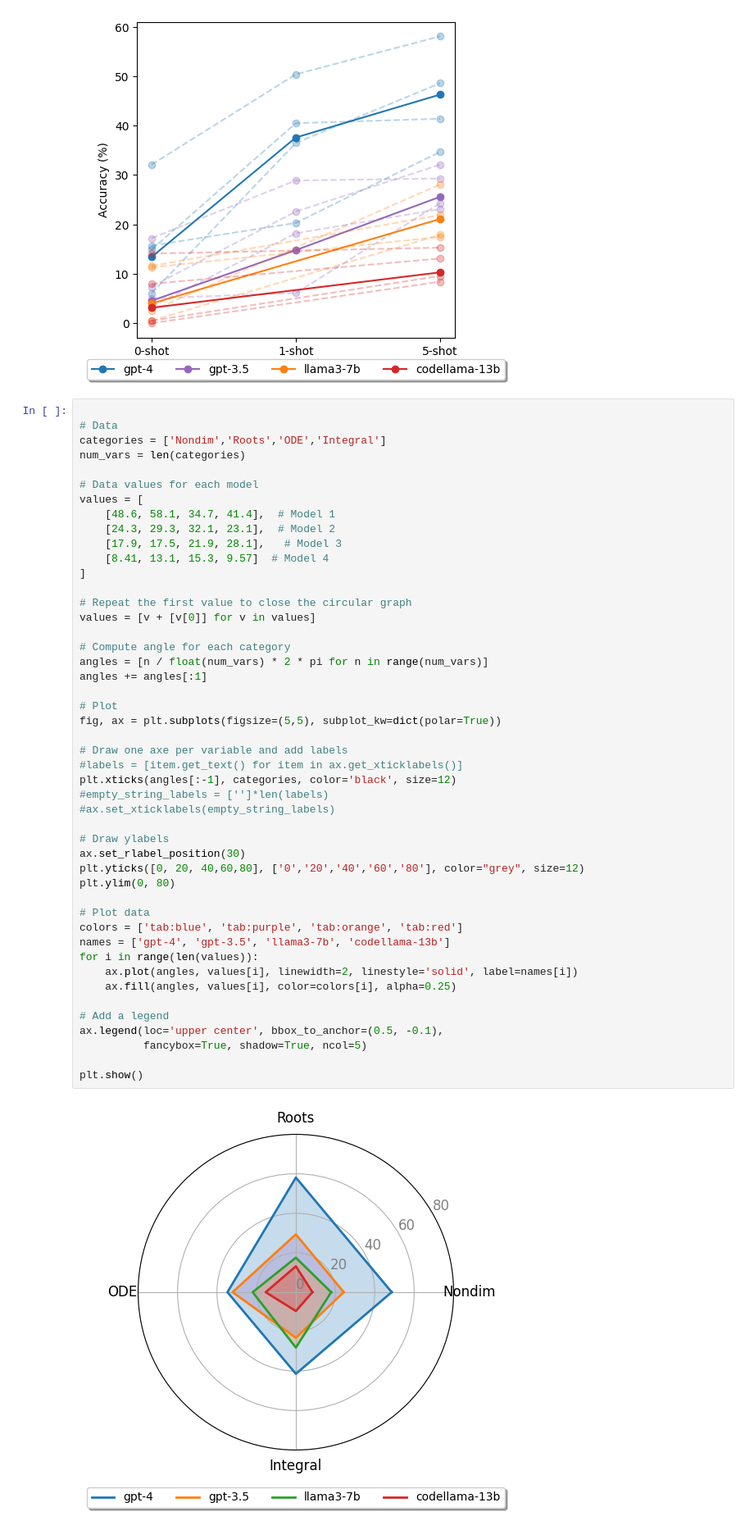
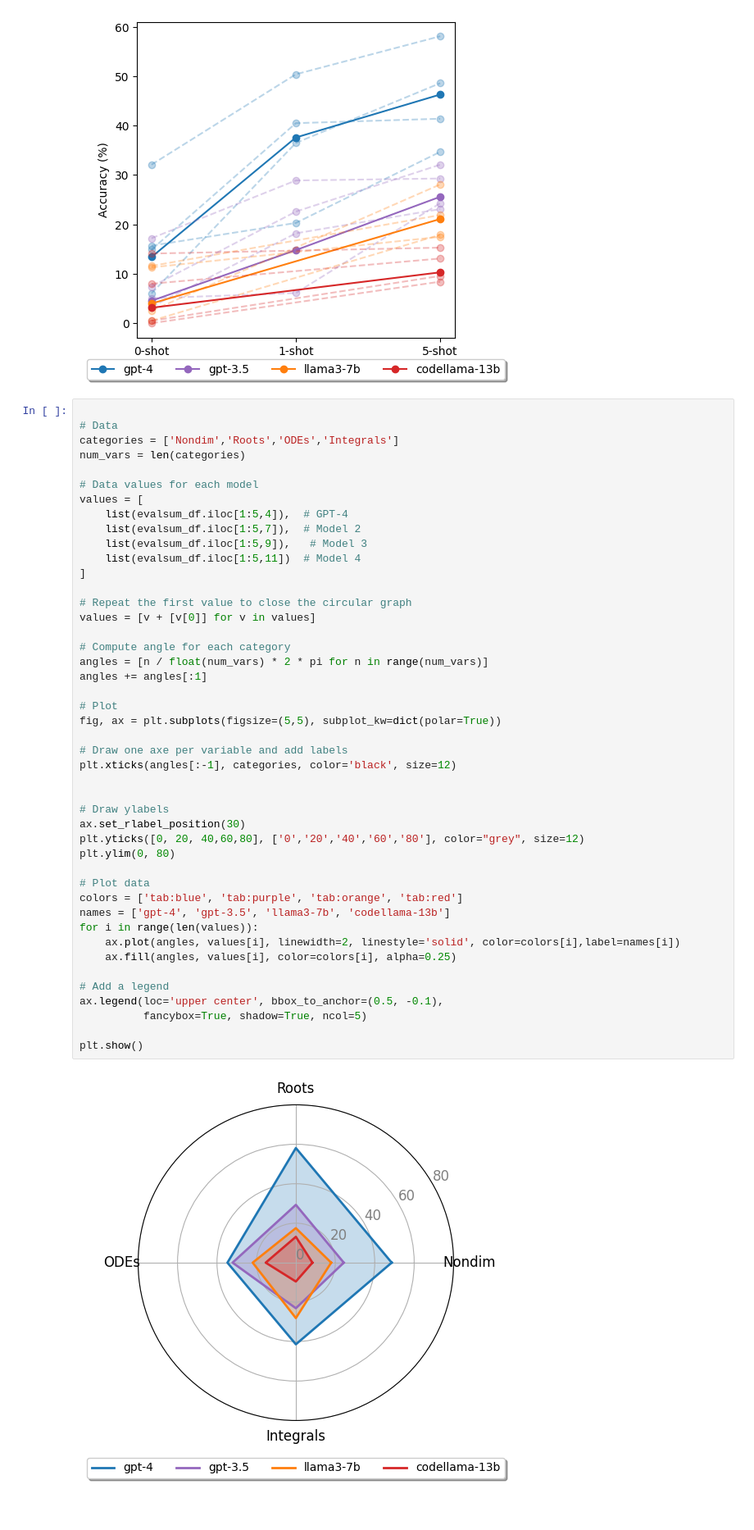
Before and after one commit to sarahmart/HARDMath, a Jupyter notebook: evaluation/paper_plotting.ipynb, the cells around one changed output. Shown at 82% size. Saved outputs shown, nothing was run; the diff lists cells and outputs as text.

Commit message:
modify plotting notebook

```diff
--- a/evaluation/paper_plotting.ipynb
+++ b/evaluation/paper_plotting.ipynb
@@ -51,49 +51,47 @@ ax.legend(loc='upper center', bbox_to_anchor=(0.5, -0.05),
 # %%
 
 # Data
-categories = ['Nondim','Roots','ODE','Integral']
+categories = ['Nondim','Roots','ODEs','Integrals']
 num_vars = len(categories)
 
 # Data values for each model
 values = [
-    [48.6, 58.1, 34.7, 41.4],  # Model 1
-    [24.3, 29.3, 32.1, 23.1],  # Model 2
-    [17.9, 17.5, 21.9, 28.1],   # Model 3
-    [8.41, 13.1, 15.3, 9.57]  # Model 4
+    list(evalsum_df.iloc[1:5,4]),  # GPT-4
+    list(evalsum_df.iloc[1:5,7]),  # Model 2
+    list(evalsum_df.iloc[1:5,9]),   # Model 3
+    list(evalsum_df.iloc[1:5,11])  # Model 4
 ]
 
 # Repeat the first value to close the circular graph
 values = [v + [v[0]] for v in values]
 
 # Compute angle for each category
 angles = [n / float(num_vars) * 2 * pi for n in range(num_vars)]
 angles += angles[:1]
 
 # Plot
 fig, ax = plt.subplots(figsize=(5,5), subplot_kw=dict(polar=True))
 
 # Draw one axe per variable and add labels
-#labels = [item.get_text() for item in ax.get_xticklabels()]
 plt.xticks(angles[:-1], categories, color='black', size=12)
-#empty_string_labels = ['']*len(labels)
-#ax.set_xticklabels(empty_string_labels)
+
 
 # Draw ylabels
 ax.set_rlabel_position(30)
 plt.yticks([0, 20, 40,60,80], ['0','20','40','60','80'], color="grey", size=12)
 plt.ylim(0, 80)
 
 # Plot data
 colors = ['tab:blue', 'tab:purple', 'tab:orange', 'tab:red']
 names = ['gpt-4', 'gpt-3.5', 'llama3-7b', 'codellama-13b']
 for i in range(len(values)):
-    ax.plot(angles, values[i], linewidth=2, linestyle='solid', label=names[i])
+    ax.plot(angles, values[i], linewidth=2, linestyle='solid', color=colors[i],label=names[i])
     ax.fill(angles, values[i], color=colors[i], alpha=0.25)
 
 # Add a legend
 ax.legend(loc='upper center', bbox_to_anchor=(0.5, -0.1),
           fancybox=True, shadow=True, ncol=5)
 
 plt.show()
 # %% [output]
-[figure, old version]
+[figure, new version]
```
Also changed, not shown: 3 other files.
